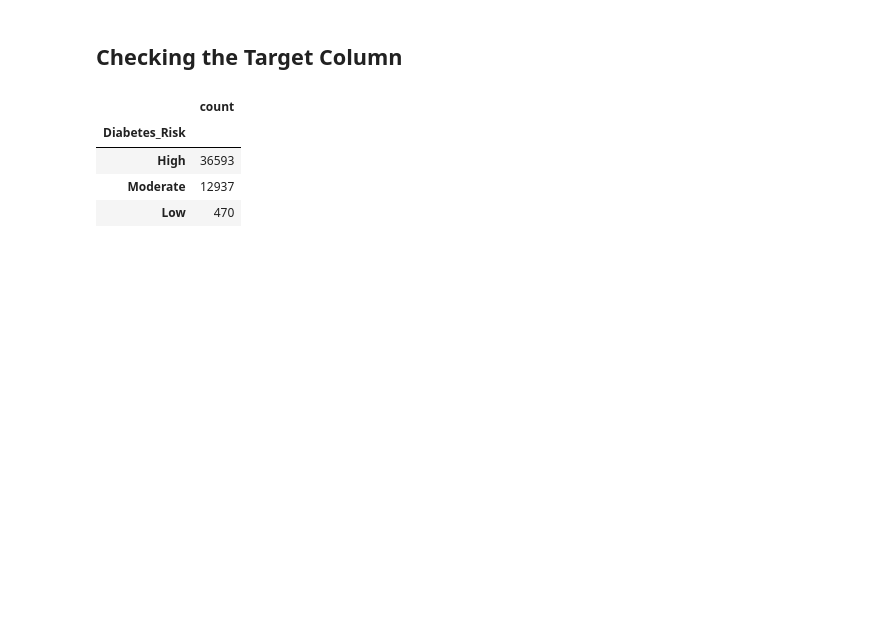
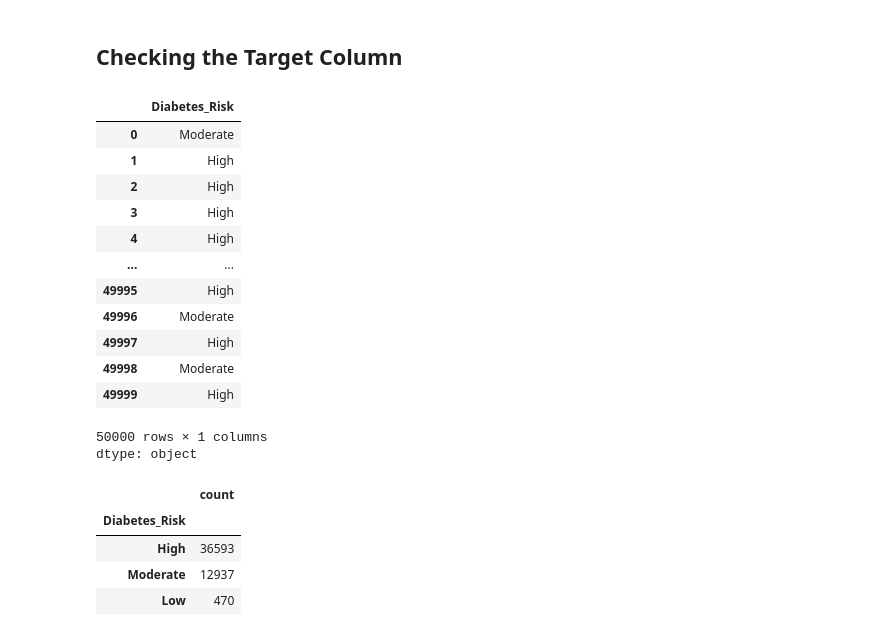
Before and after one commit to mdzubayereashraf/Ostad-AI-Engineering-Course-Assignments, a Jupyter notebook: Assignmen_No_11(Diabetes_Prediction).ipynb, the cells around one changed output. Drawn from its saved outputs; the diff is of its cells as text; code cells hidden in the pictures; blank space fills up the shorter version.

```diff
--- a/Assignmen_No_11(Diabetes_Prediction).ipynb
+++ b/Assignmen_No_11(Diabetes_Prediction).ipynb
@@ -328,6 +328,23 @@ df.describe()
 | max | 90.00000 | 195.000000 | 130.000000 | 61.700000 | 140.000000 | 250.000000 | 12.500000 | ... |
 # %% [markdown]
 ## **Checking the Target Column**
+# %%
+df.Diabetes_Risk
+# %% [output]
+|  | Diabetes_Risk |
+| 0 | Moderate |
+| 1 | High |
+| 2 | High |
+| 3 | High |
+| 4 | High |
+| ... | ... |
+| 49995 | High |
+| 49996 | Moderate |
+| 49997 | High |
+| 49998 | Moderate |
+| 49999 | High |
+50000 rows × 1 columns
+dtype: object
 # %%
 df["Diabetes_Risk"].value_counts()
 # %% [output]
```
Also changed, not shown: parts of 8 cells of this notebook.
